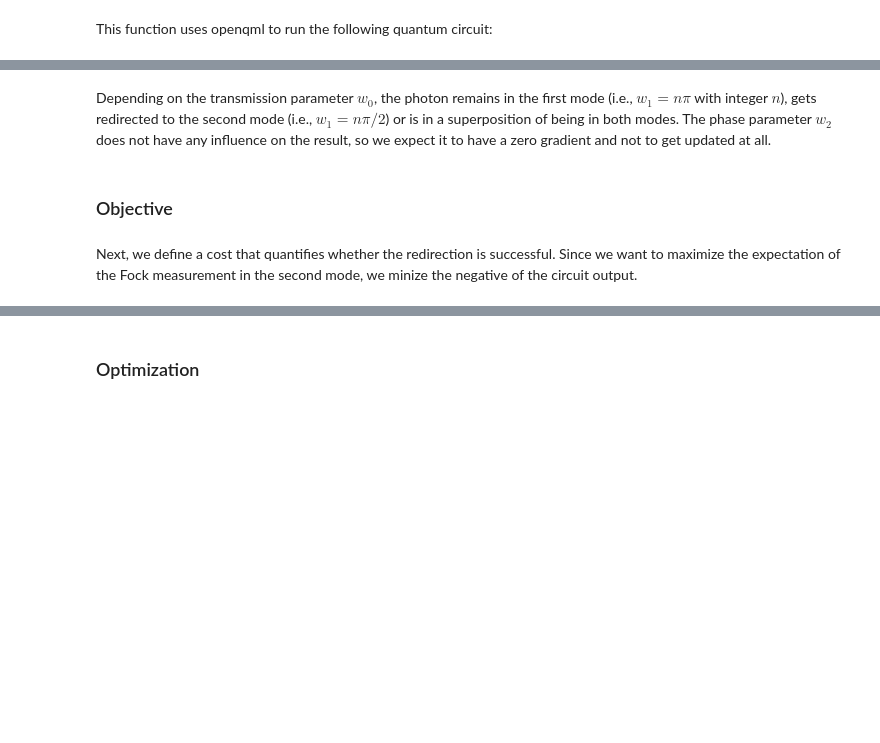
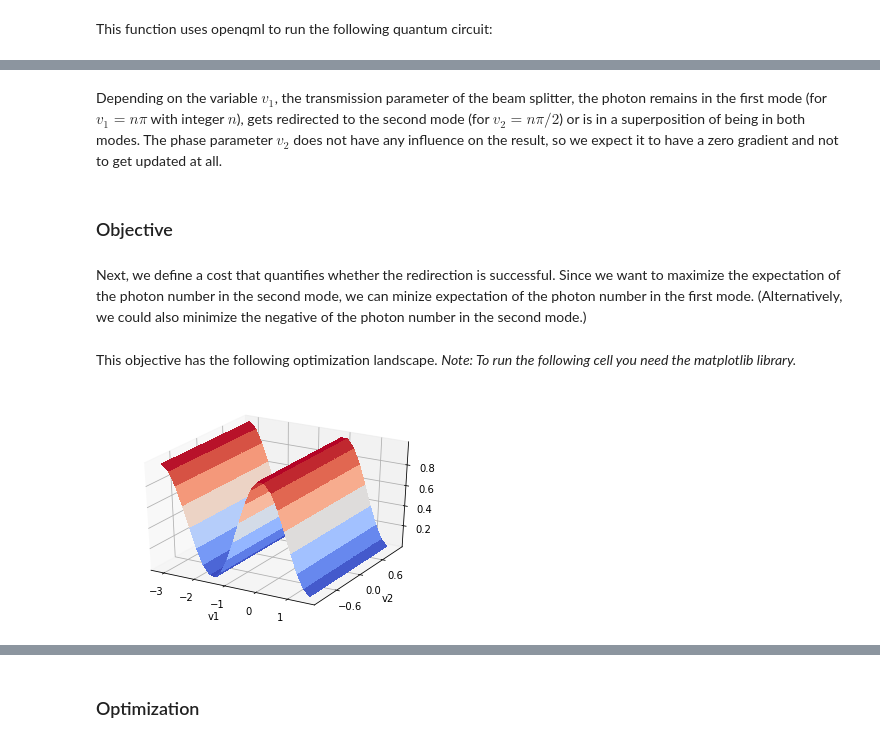
Before and after one commit to PennyLaneAI/pennylane-sf, a Jupyter notebook: demos/TutCV1_photon-redirection.ipynb, the cells around one changed output, grey strips where cells are left out. Saved outputs shown, nothing was run; the diff lists cells and outputs as text; code cells hidden in the pictures; blank space fills up the shorter version.

```diff
--- a/demos/TutCV1_photon-redirection.ipynb
+++ b/demos/TutCV1_photon-redirection.ipynb
@@ -23,22 +25,48 @@ We define a quantum function which "puts" one photon into the first mode and sen
 # %%
-@qm.qfunc(dev)
-def circuit(weights):
+@qm.qnode(dev)
+def circuit(vars):
 
     qm.FockState(1, [0])
-    qm.Beamsplitter(weights[0], weights[1], [0, 1])
+    qm.Beamsplitter(vars[0], vars[1], [0, 1])
 
-    return qm.expectation.Fock(1)
+    return qm.expval.PhotonNumber(0)
 # %% [markdown]
 This function uses openqml to run the following quantum circuit:
 # %% [markdown]
 <img src="figures/redirection_circuit.png">
 # %% [markdown]
-Depending on the transmission parameter $w_0$, the photon remains in the first mode (i.e., $w_1 = n \pi$ with integer $n$), gets redirected to the second mode (i.e., $w_1 = n\pi / 2$) or is in a superposition of being in both modes. The phase parameter $w_2$ does not have any influence on the result, so we expect it to have a zero gradient and not to get updated at all.
+Depending on the variable $v_1$, the transmission parameter of the beam splitter, the photon remains in the first mode (for $v_1 = n \pi$ with integer $n$), gets redirected to the second mode (for $v_2 = n\pi / 2$) or is in a superposition of being in both modes. The phase parameter $v_2$ does not have any influence on the result, so we expect it to have a zero gradient and not to get updated at all.
 # %% [markdown]
 ### Objective
 # %% [markdown]
-Next, we define a cost that quantifies whether the redirection is successful. Since we want to maximize the expectation of the Fock measurement in the second mode, we minize the negative of the circuit output.
+Next, we define a cost that quantifies whether the redirection is successful. Since we want to maximize the expectation of the photon number in the second mode, we can minize expectation of the photon number in the first mode. (Alternatively, we could also minimize the negative of the photon number in the second mode.)
 # %%
-def objective(weights):
-    return -circuit(weights)
+def objective(vars):
+    return circuit(vars)
+# %% [markdown]
+This objective has the following optimization landscape. *Note: To run the following cell you need the matplotlib library.*
+# %%
+import matplotlib.pyplot as plt
+from mpl_toolkits.mplot3d import Axes3D
+from matplotlib import cm
+from matplotlib.ticker import MaxNLocator
+
+fig = plt.figure(figsize = (6, 4))
+ax = fig.gca(projection='3d')
+
+X = np.arange(-3.1, 1.6, 0.2)
+Y = np.arange(-1., 1.25, 0.25)
+
+xx, yy = np.meshgrid(X, Y)
+Z = np.array([[objective([x, y]) for x in X] for y in Y]).reshape(len(Y), len(X))
+surf = ax.plot_surface(xx, yy, Z, cmap=cm.coolwarm, antialiased=False)
+
+ax.set_xlabel("v1")
+ax.set_ylabel("v2")
+ax.zaxis.set_major_locator(MaxNLocator(nbins = 5, prune = 'lower'))
+ax.yaxis.set_major_locator(MaxNLocator(nbins = 4, prune = 'lower'))
+
+plt.show()
+# %% [output]
+[figure, added]
 # %% [markdown]
```
Also changed, not shown: parts of 18 cells of this notebook, 8 other files.
